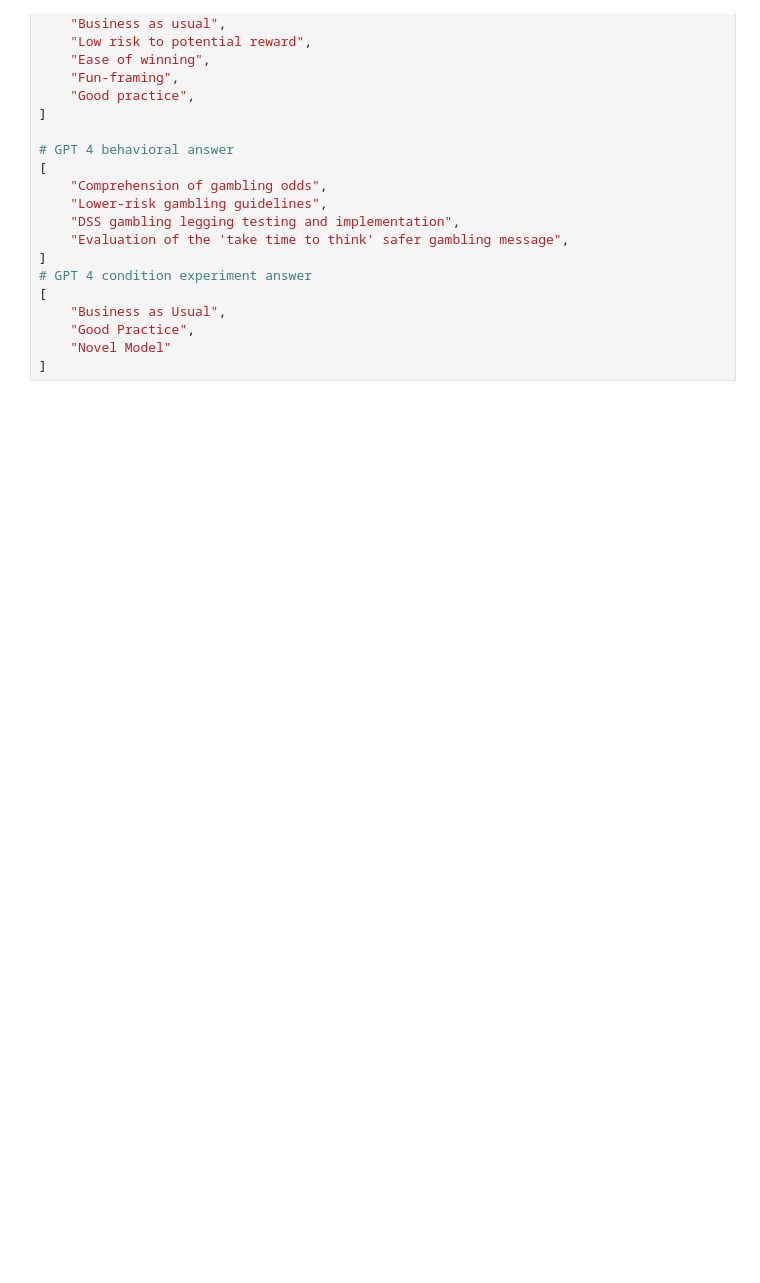
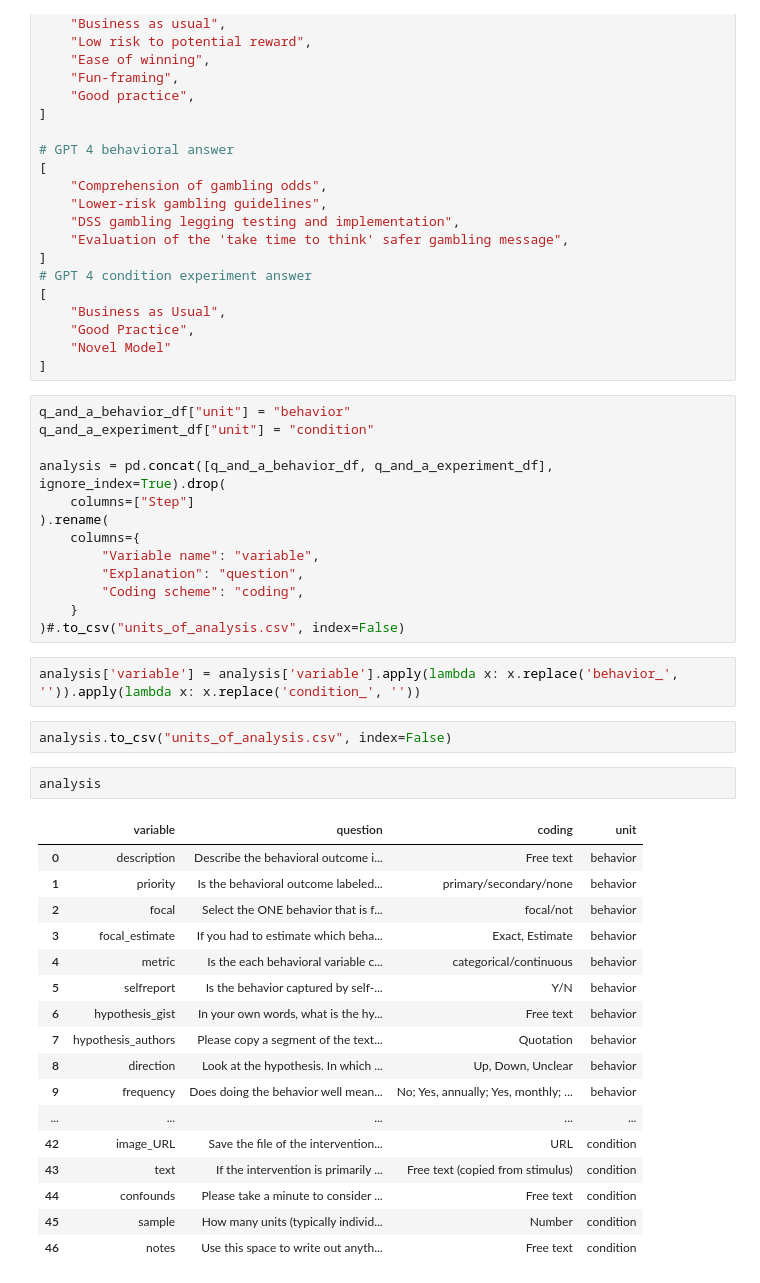
Before and after one commit to Watts-Lab/atlas, a Jupyter notebook: notebooks/gpt_demonstration.ipynb, the cells around one changed output. Cells and saved outputs as stored; diff of their text form; blank space fills up the shorter version.

```diff
--- a/notebooks/gpt_demonstration.ipynb
+++ b/notebooks/gpt_demonstration.ipynb
@@ -582,3 +609,40 @@ answer['gpt_answer']['result']
     "Good Practice",
     "Novel Model"
 ]
+# %%
+q_and_a_behavior_df["unit"] = "behavior"
+q_and_a_experiment_df["unit"] = "condition"
+
+analysis = pd.concat([q_and_a_behavior_df, q_and_a_experiment_df], ignore_index=True).drop(
+    columns=["Step"]
+).rename(
+    columns={
+        "Variable name": "variable",
+        "Explanation": "question",
+        "Coding scheme": "coding",
+    }
+)#.to_csv("units_of_analysis.csv", index=False)
+# %%
+analysis['variable'] = analysis['variable'].apply(lambda x: x.replace('behavior_', '')).apply(lambda x: x.replace('condition_', ''))
+# %%
+analysis.to_csv("units_of_analysis.csv", index=False)
+# %%
+analysis
+# %% [output]
+|  | variable | question | coding | unit |
+| 0 | description | Describe the behavioral outcome i... | Free text | behavior |
+| 1 | priority | Is the behavioral outcome labeled... | primary/secondary/none | behavior |
+| 2 | focal | Select the ONE behavior that is f... | focal/not | behavior |
+| 3 | focal_estimate | If you had to estimate which beha... | Exact, Estimate | behavior |
+| 4 | metric | Is the each behavioral variable c... | categorical/continuous | behavior |
+| 5 | selfreport | Is the behavior captured by self-... | Y/N | behavior |
+| 6 | hypothesis_gist | In your own words, what is the hy... | Free text | behavior |
+| 7 | hypothesis_authors | Please copy a segment of the text... | Quotation | behavior |
+| 8 | direction | Look at the hypothesis. In which ... | Up, Down, Unclear | behavior |
+| 9 | frequency | Does doing the behavior well mean... | No; Yes, annually; Yes, monthly; ... | behavior |
+| ... | ... | ... | ... | ... |
+| 42 | image_URL | Save the file of the intervention... | URL | condition |
+| 43 | text | If the intervention is primarily ... | Free text (copied from stimulus) | condition |
+| 44 | confounds | Please take a minute to consider ... | Free text | condition |
+| 45 | sample | How many units (typically individ... | Number | condition |
+| 46 | notes | Use this space to write out anyth... | Free text | condition |
```
Also changed, not shown: parts of 6 cells of this notebook, 4 other files.
